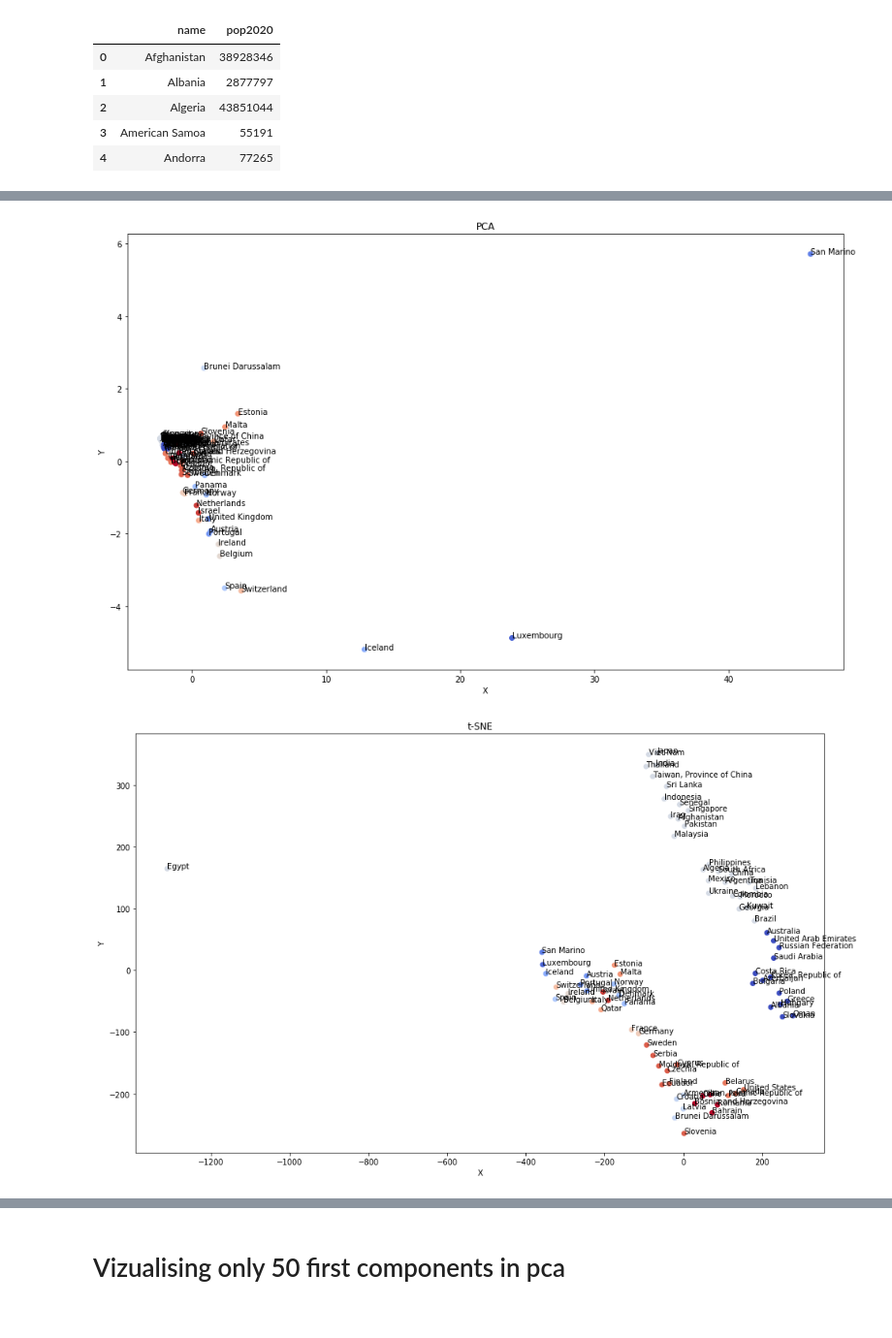
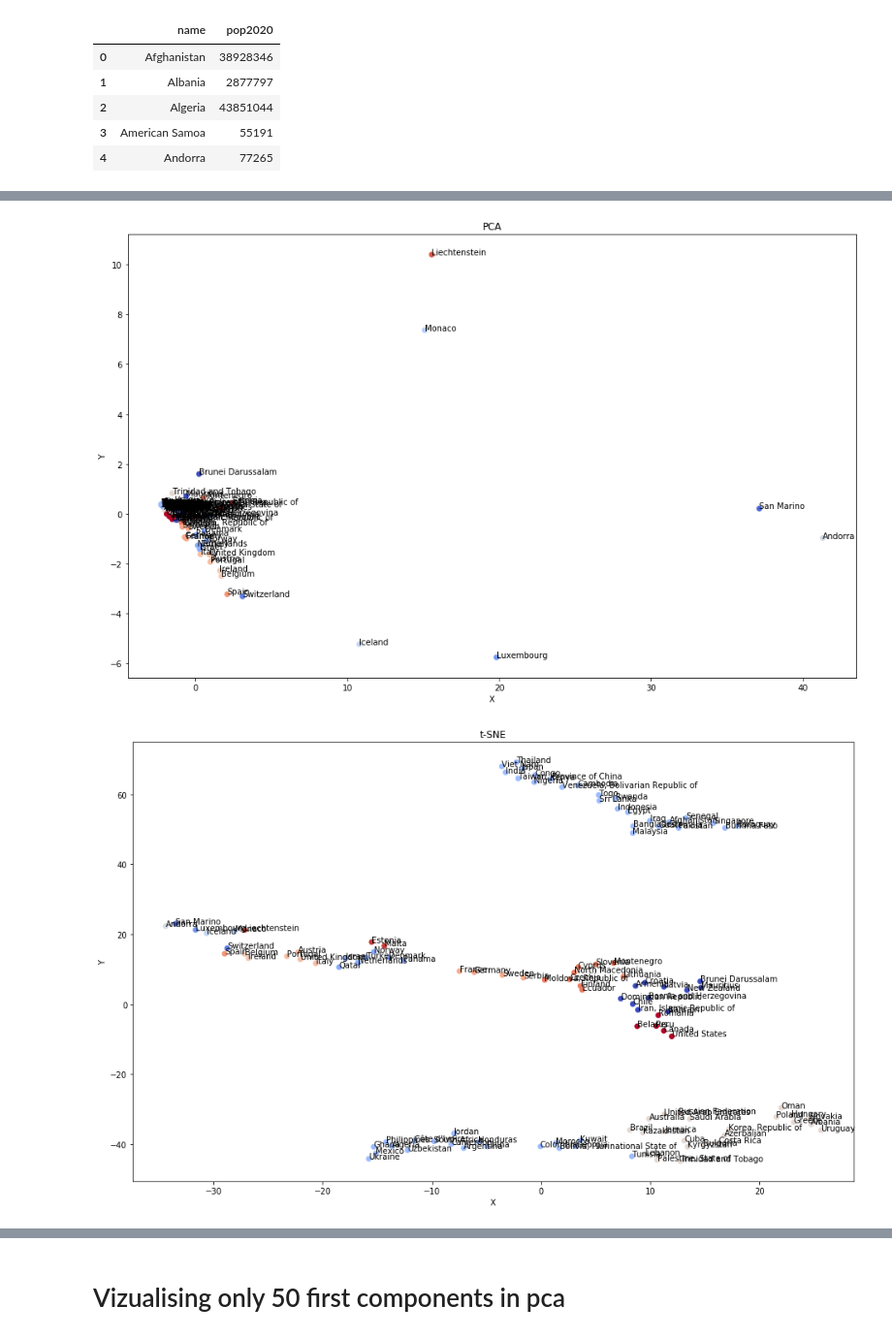
Before and after one commit to Klooskie/CoronaVirusDataExploration, a Jupyter notebook: WHOClustering.ipynb, the cells around one changed output, grey strips where cells are left out. Shown at 97% size. Saved outputs shown, nothing was run; the diff lists cells and outputs as text; code cells hidden in the pictures.

```diff
--- a/WHOClustering.ipynb
+++ b/WHOClustering.ipynb
@@ -171,6 +190,17 @@ def visualize_clusetrs_tsne(vectors, countries,  colors = None):
     ax.set_title("t-SNE")
     plt.show()
 
+def visualize_standarized_tsne(vectors, countries,  colors = None):
+    X_std = StandardScaler().fit_transform(vectors)
+    tsne = TSNE(n_components=2, metric='euclidean', perplexity=7).fit_transform(X_std)
+    fig, ax = plt.subplots()
+    ax.scatter(tsne[:,0], tsne[:,1], c = colors, cmap=plt.cm.coolwarm)
+    for i, txt in enumerate(countries):
+        ax.annotate(txt, (tsne[i][0], tsne[i][1]))
+    ax.set_xlabel('X')
+    ax.set_ylabel('Y')
+    ax.set_title("Standarized t-SNE")
+    plt.show()
 
 def visualize_clusetrs_pca(vectors, countries,  colors = None):
     X_std = StandardScaler().fit_transform(vectors)
@@ -184,10 +214,11 @@ def visualize_clusetrs_pca(vectors, countries,  colors = None):
     ax.set_title("PCA")
     plt.show()
 
-kmeans = KMeans(n_clusters=18).fit(vectors)
+kmeans = KMeans(n_clusters=18).fit(relative_increases)
 labels = kmeans.labels_
 
 
-visualize_clusetrs_pca(vectors, countries, labels)
-visualize_clusetrs_tsne(vectors, countries, labels)
+visualize_clusetrs_pca(relative_increases, countries, labels)
+visualize_clusetrs_tsne(relative_increases, countries, labels)
+visualize_standarized_tsne(relative_increases, countries, labels)
 # %% [output]
@@ -207,7 +277,9 @@ plt.show()
 # %%
 vector_with_death_recover_percentge  = []
+death_percentages = []
+recovery_percentages = []
 vector_combined = []
-for country, vector in zip(countries, vectors):
+for country, vector in zip(countries, relative_increases):
     death_percentage  = []
     recover_percentage = []
     for day in range(day_range):
@@ -216,12 +288,17 @@ for country, vector in zip(countries, vectors):
         recovers = countries_with_enough_data[country][RECOVERED][day]
         death_percentage.append(deaths/confirmed)
         recover_percentage.append(recovers/confirmed)
-
+    death_percentages.append(death_percentage)
+    recovery_percentages.append(recover_percentage)
     vector_with_death_recover_percentge.append(death_percentage + recover_percentage)
     vector_combined.append(np.append(vector, death_percentage + recover_percentage))
 
 vector_with_death_recover_percentge = np.array(vector_with_death_recover_percentge)
 vector_combined = np.array(vector_combined)
+death_percentages = np.array(death_percentages)
+recovery_percentages = np.array(recovery_percentages)
 print(vector_combined.shape)
 print(vector_with_death_recover_percentge.shape)
+print(death_percentages.shape)
+print(recovery_percentages.shape)
 # %% [output]
@@ -310,8 +402,9 @@ print(vector_with_population_percentge.shape)
 # %%
 kmeans = KMeans(n_clusters=18).fit(vector_with_population_percentge)
 labels = kmeans.labels_
 visualize_clusetrs_pca(vector_with_population_percentge, countries, labels)
 visualize_clusetrs_tsne(vector_with_population_percentge, countries, labels)
+visualize_standarized_tsne(vector_with_population_percentge, countries, labels)
 # %% [output]
-[figure, old version]
+[figure, new version]
-[figure, old version]
+[figure, new version]
```
Also changed, not shown: parts of 26 cells of this notebook.
